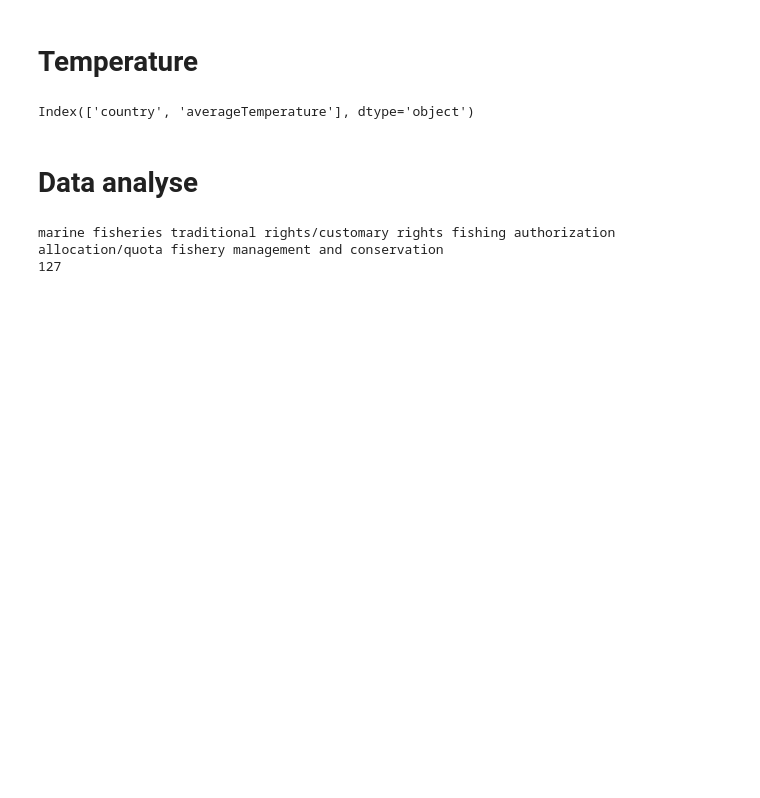
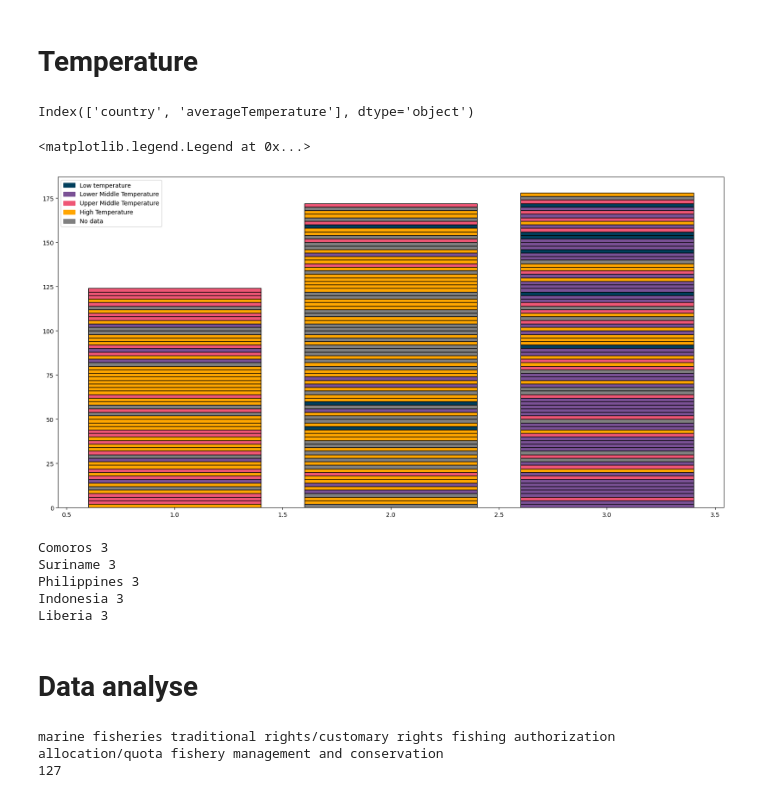
Before and after one commit to gustavn19/Fagprojekt, a Jupyter notebook: gn.ipynb, the cells around one changed output. Saved outputs shown, nothing was run; the diff lists cells and outputs as text; code cells hidden in the pictures; blank space fills up the shorter version.

```diff
--- a/gn.ipynb
+++ b/gn.ipynb
@@ -800,4 +819,4 @@ plt.legend(handles=[pop_a,pop_b,pop_c,pop_d,pop_e])
 # %%
-for c in communities[32]:
+for c in communities[26]:
     print(countries_swap[c],governance_dic[c])
 # %% [output]
@@ -831,6 +863,16 @@ temperature_country = list(temperature["country"])
 temp = list(temperature["averageTemperature"])
 # %% [output]
 Index(['country', 'averageTemperature'], dtype='object')
+# %%
+for i in range(len(temp)):
+    if temp[i]<=5:
+        temp[i]=0
+    elif temp[i]> 5 and temp[i]<=14:
+        temp[i]=1
+    elif temp[i]>14 and temp[i]<=23:
+        temp[i]=2
+    elif temp[i] >23:
+        temp[i]=3
 # %%
 temp_listed_countries =[]
 temp_dic={}
@@ -849,6 +891,52 @@ for i in countries_swap.keys():
 for c in countries_swap.keys():
     if c not in temp_dic.keys():
         temp_dic[c] = "NaN"
+# %%
+plt.figure(figsize=(20, 10))
+for j in range(len(communities)):
+    for i in range(len(communities[j+1])):
+        if i == 0:
+            if temp_dic[communities[j+1][i]] == 0:
+                plt.bar(j+1, 2, color="#003f5c",width=0.8,edgecolor="#000000")
+            elif temp_dic[communities[j+1][i]] == 1:
+                plt.bar(j+1, 2, color="#7a5195",width=0.8,edgecolor="#000000")
+            elif temp_dic[communities[j+1][i]] == 2:
+                plt.bar(j+1, 2, color="#ef5675",width=0.8,edgecolor="#000000")
+            elif temp_dic[communities[j+1][i]] == 3:
+                plt.bar(j+1, 2, color="#ffa600",width=0.8,edgecolor="#000000")
+            elif temp_dic[communities[j+1][i]] == "NaN":
+                plt.bar(j+1, 2, color="#808080",width=0.8,edgecolor="#000000")
+            h=2
+        else:
+            if temp_dic[communities[j+1][i]] == 0:
+                plt.bar(j+1, 2, bottom=h, color="#003f5c",width=0.8,edgecolor="#000000")
+            elif temp_dic[communities[j+1][i]] == 1:
+                plt.bar(j+1, 2, bottom=h, color="#7a5195",width=0.8,edgecolor="#000000")
+            elif temp_dic[communities[j+1][i]] == 2:
+                plt.bar(j+1, 2, bottom=h, color="#ef5675",width=0.8,edgecolor="#000000")
+            elif temp_dic[communities[j+1][i]] == 3:
+                plt.bar(j+1, 2, bottom=h, color="#ffa600",width=0.8,edgecolor="#000000")
+            elif temp_dic[communities[j+1][i]] == "NaN":
+                plt.bar(j+1, 2, bottom=h, color="#808080",width=0.8,edgecolor="#000000")
+            h=h+2
+pop_a = mpatches.Patch(color='#003f5c', label="Low temperature")
+pop_b = mpatches.Patch(color='#7a5195', label="Lower Middle Temperature")
+pop_c = mpatches.Patch(color='#ef5675', label="Upper Middle Temperature")
+pop_d = mpatches.Patch(color='#ffa600', label='High Temperature')
+pop_e = mpatches.Patch(color='#808080', label='No data')
+plt.legend(handles=[pop_a,pop_b,pop_c,pop_d,pop_e])
+# %% [output]
+<matplotlib.legend.Legend at 0x...>
+[figure, added]
+# %%
+for c in communities[12]:
+    print(countries_swap[c],temp_dic[c])
+# %% [output]
+Comoros 3
+Suriname 3
+Philippines 3
+Indonesia 3
+Liberia 3
 # %% [markdown]
 # Data analyse
 # %%
```
Also changed, not shown: parts of 32 cells of this notebook.
